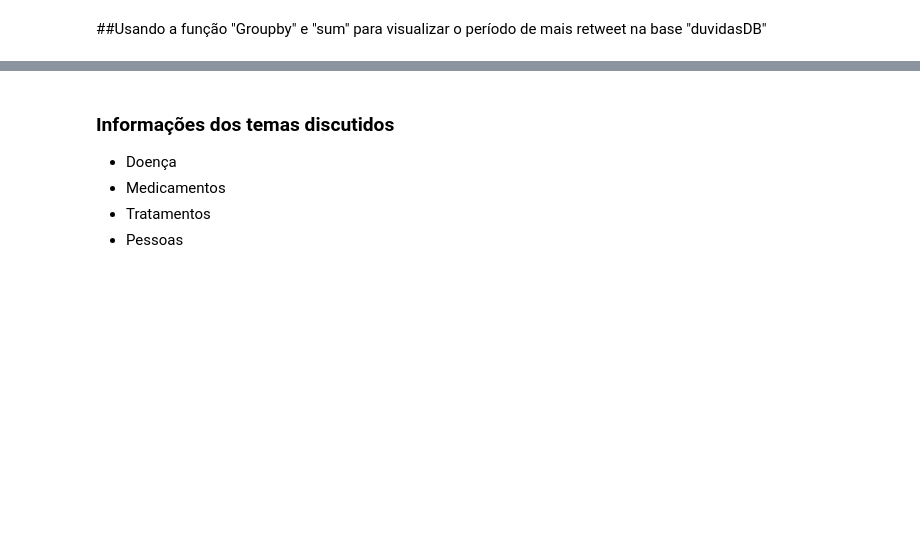
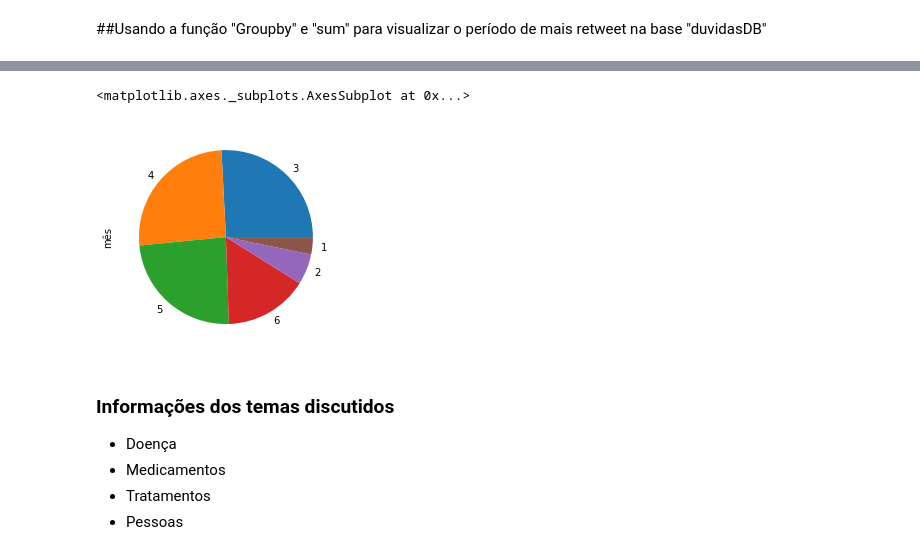
Before and after one commit to Mirnada/Covid_19, a Jupyter notebook: Covid_19.ipynb, the cells around one changed output, grey strips where cells are left out. Drawn from its saved outputs; the diff is of its cells as text; code cells hidden in the pictures; blank space fills up the shorter version.

```diff
--- a/Covid_19.ipynb
+++ b/Covid_19.ipynb
@@ -289,3 +295,8 @@ dfn.groupby(dfn['data'].dt.month)['retweet'].sum().plot.bar()
+# %%
+dfn["mês"].value_counts().plot.pie()
+# %% [output]
+<matplotlib.axes._subplots.AxesSubplot at 0x...>
+[figure, added]
 # %% [markdown]
 ### Informações dos temas discutidos
 
```
Also changed, not shown: parts of 3 cells of this notebook.
